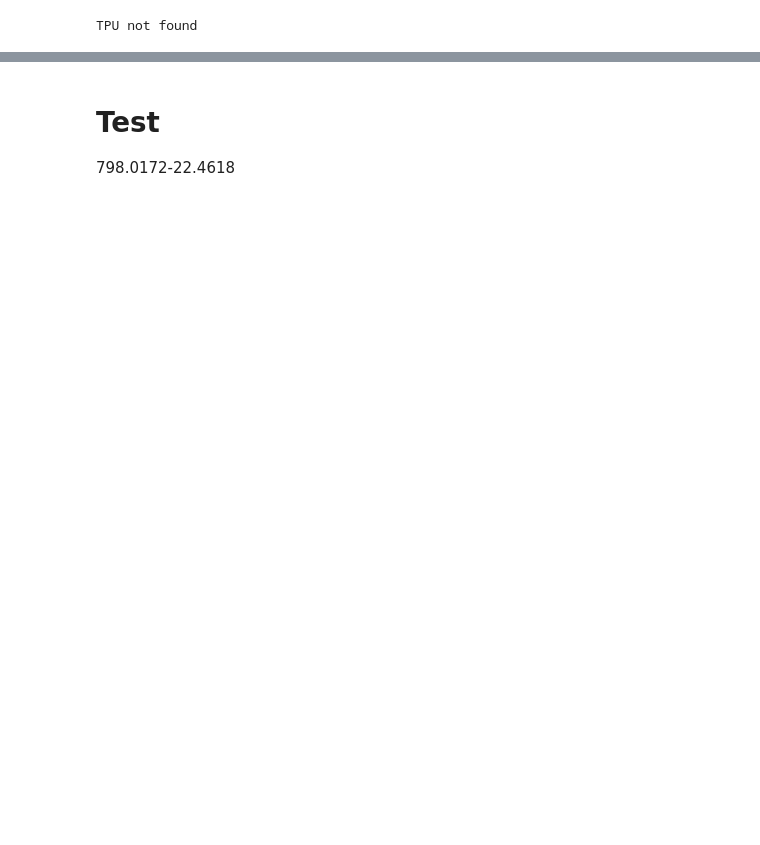
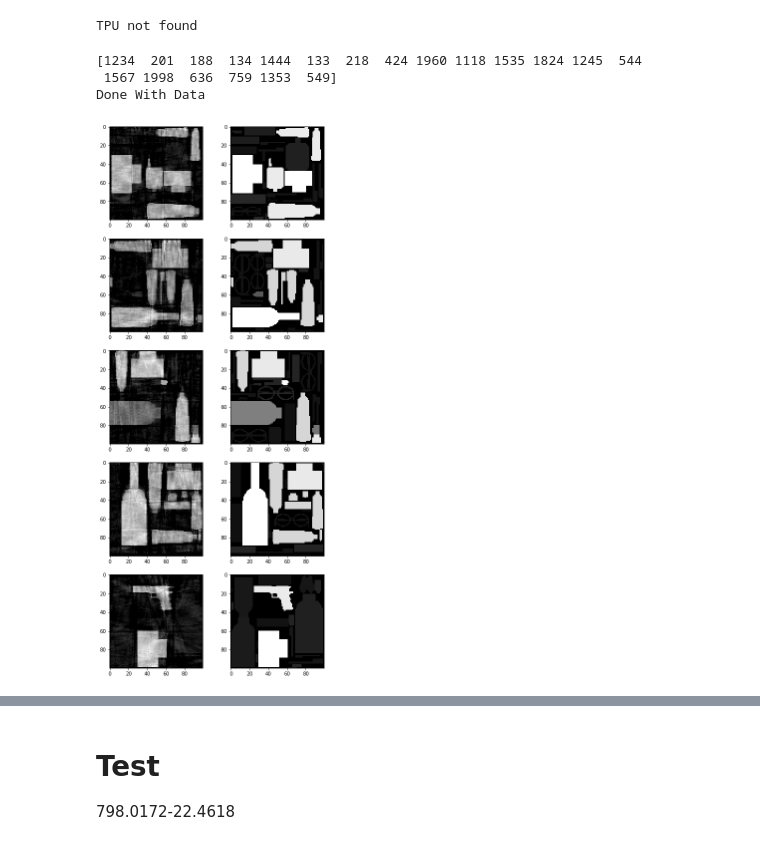
Before and after one commit to amasoudi1/U-NET-For-RFG-System, a Jupyter notebook: UNET_Fixed_Gantry.ipynb, the cells around one changed output, grey strips where cells are left out. Saved outputs shown, nothing was run; the diff lists cells and outputs as text; code cells hidden in the pictures; blank space fills up the shorter version.

```diff
--- a/UNET_Fixed_Gantry.ipynb
+++ b/UNET_Fixed_Gantry.ipynb
@@ -87,51 +80,60 @@ import matplotlib.pyplot as plt
 #print(tf.keras.__version__)
 
 
-train_images = np.zeros(shape=(1880,100,100,1))
-train_labels = np.zeros(shape=(1880,100,100,1))
+train_images = np.zeros(shape=(1980,100,100,1))
+train_labels = np.zeros(shape=(1980,100,100,1))
 
 test_images = np.zeros(shape=(20,100,100,1))
 test_labels = np.zeros(shape=(20,100,100,1))
 
 indx = np.arange(2000)
 np.random.shuffle(indx)
-print(index[0:10])
+print(indx[1980:2000])
 
 # --- get training data ---
-images_location = "./data_recosntruction/"
-labels_location = "./data_label/"
+images_location = "./data_reconstruction/"
+labels_location = "./data_label (1)/"
+
 for i in range(1980):
     image_temp = sc.loadmat(images_location + str(indx[i]+1) + ".mat")
     train_images[i,:,:]   = np.expand_dims(np.array(image_temp['r']),axis=2)
 
     label_temp = sc.loadmat(labels_location + str(indx[i]+1) + ".mat")
     train_labels[i,:,:]   = np.expand_dims(np.array(label_temp['t']),axis=2)
 
+
 # --- get test data ---
 #images_location = "./test_rec_conv_rfg_100/"
 #labels_location = "./test_label_conv_rfg_100/"
 
+counter = 0
 for i in range(1980,2000):
     image_temp = sc.loadmat(images_location + str(indx[i]+1) + ".mat")
-    test_images[i,:,:]   = np.expand_dims(np.array(image_temp['r']),axis=2)
+    test_images[counter,:,:]   = np.expand_dims(np.array(image_temp['r']),axis=2)
 
     label_temp = sc.loadmat(labels_location + str(indx[i]+1) + ".mat")
-    test_labels[i,:,:]   = np.expand_dims(np.array(label_temp['t']),axis=2)
+    test_labels[counter,:,:]   = np.expand_dims(np.array(label_temp['t']),axis=2)
+    counter += 1
 
 #train_images = 1*(train_images - train_images.min()) / (train_images.max() - train_images.min())
 #train_labels = 1*(train_labels - train_labels.min()) / (train_labels.max() - train_labels.min())
 
 print("Done With Data")
 fix, ax = plt.subplots(5,2, figsize=(8,20))
 for i in range(5):
-    ax[i,0].imshow(train_images[i*4+1,:,:,0], cmap='gray')
-    ax[i,1].imshow(train_labels[i*4+1,:,:,0], cmap='gray')
+    ax[i,0].imshow(train_images[i,:,:,0], cmap='gray')
+    ax[i,1].imshow(train_labels[i,:,:,0], cmap='gray')
 plt.show()
 
 #fix, ax = plt.subplots(1,2, figsize=(8,20))
 #ax[0].imshow(train_images[0,:,:,0], cmap='gray')
 #ax[1].imshow(train_labels[0,:,:,0], cmap='gray')
 #plt.show()
+# %% [output]
+[1234  201  188  134 1444  133  218  424 1960 1118 1535 1824 1245  544
+ 1567 1998  636  759 1353  549]
+Done With Data
+[figure, added]
 # %%
 # Defining
 SEED = 42
```
Also changed, not shown: parts of 9 cells of this notebook.
